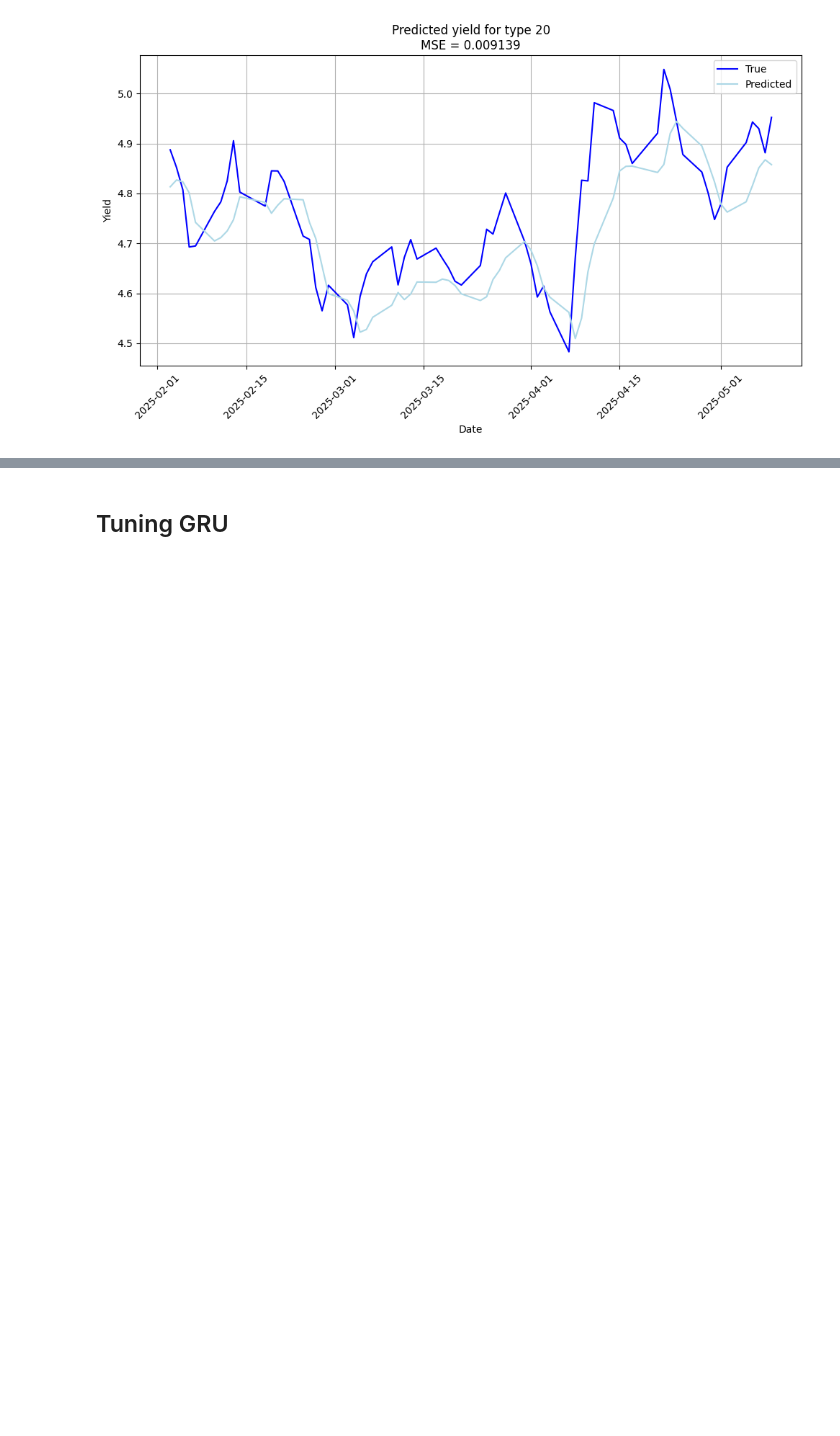
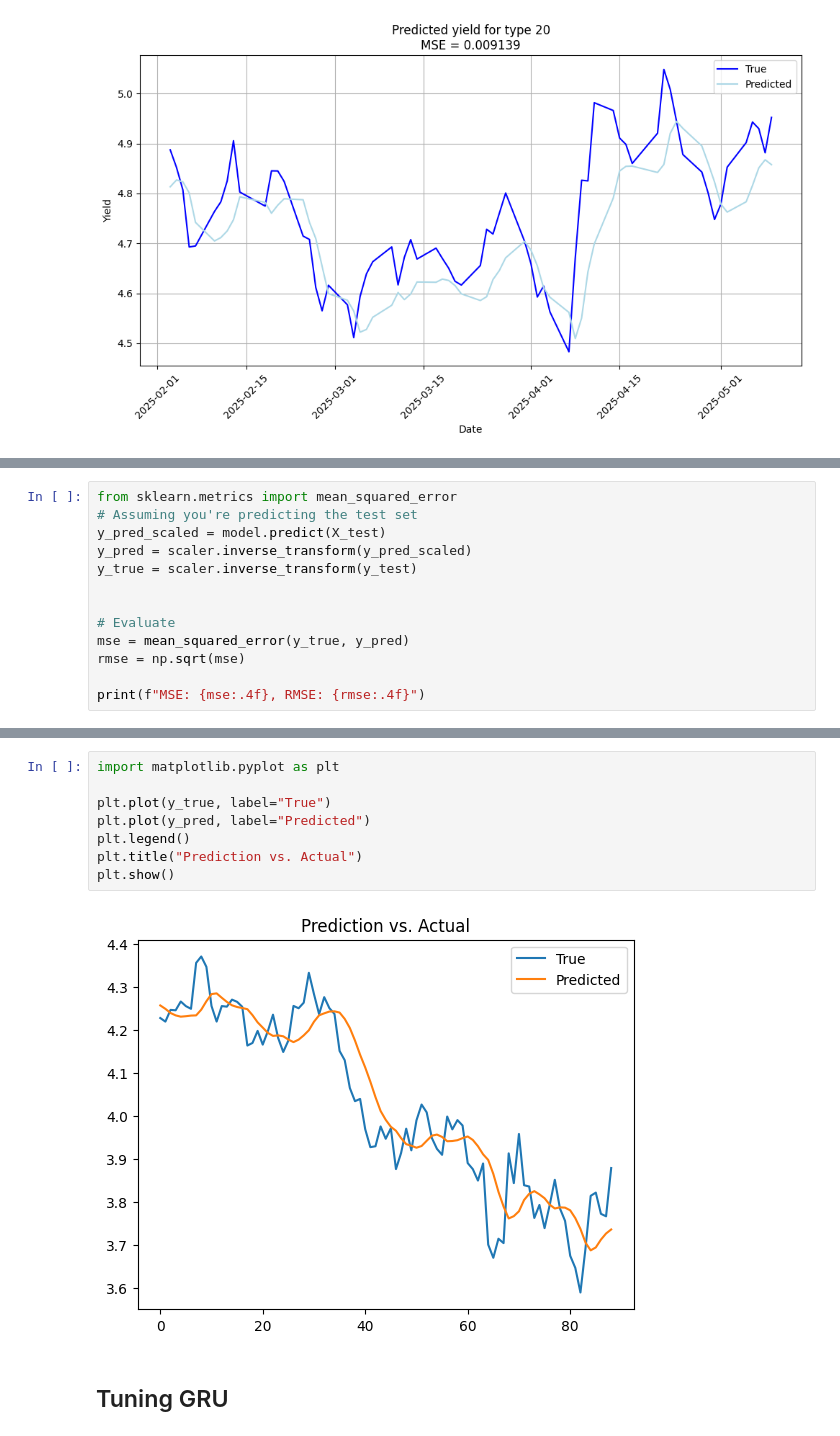
Before and after one commit to carlamcnair/Final-Project-AppML, a Jupyter notebook: notes_alex.ipynb, the cells around one changed output, grey strips where cells are left out. Drawn from its saved outputs; the diff is of its cells as text; blank space fills up the shorter version.

```diff
--- a/notes_alex.ipynb
+++ b/notes_alex.ipynb
@@ -1263,0 +1312,13 @@ plt.show()
+# %%
+from sklearn.metrics import mean_squared_error
+# Assuming you're predicting the test set
+y_pred_scaled = model.predict(X_test)
+y_pred = scaler.inverse_transform(y_pred_scaled)
+y_true = scaler.inverse_transform(y_test)
+
+
+# Evaluate
+mse = mean_squared_error(y_true, y_pred)
+rmse = np.sqrt(mse)
+
+print(f"MSE: {mse:.4f}, RMSE: {rmse:.4f}")
@@ -1264,3 +1328,13 @@ plt.show()
+# %%
+import matplotlib.pyplot as plt
+
+plt.plot(y_true, label="True")
+plt.plot(y_pred, label="Predicted")
+plt.legend()
+plt.title("Prediction vs. Actual")
+plt.show()
+# %% [output]
+[figure, added]
 # %% [markdown]
 ## Tuning GRU
 # %%
```
Also changed, not shown: parts of 8 cells of this notebook.
